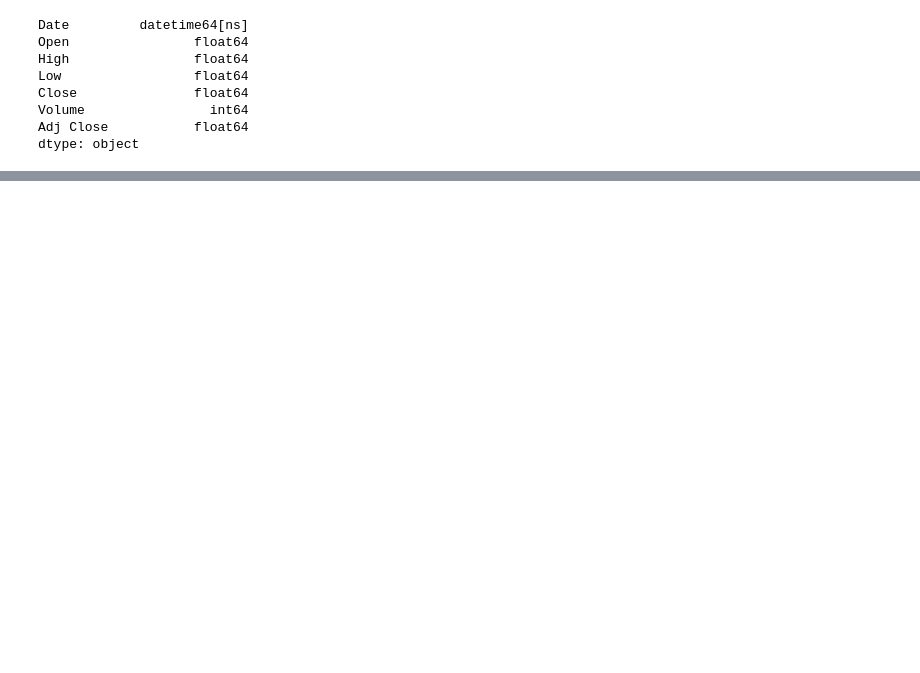
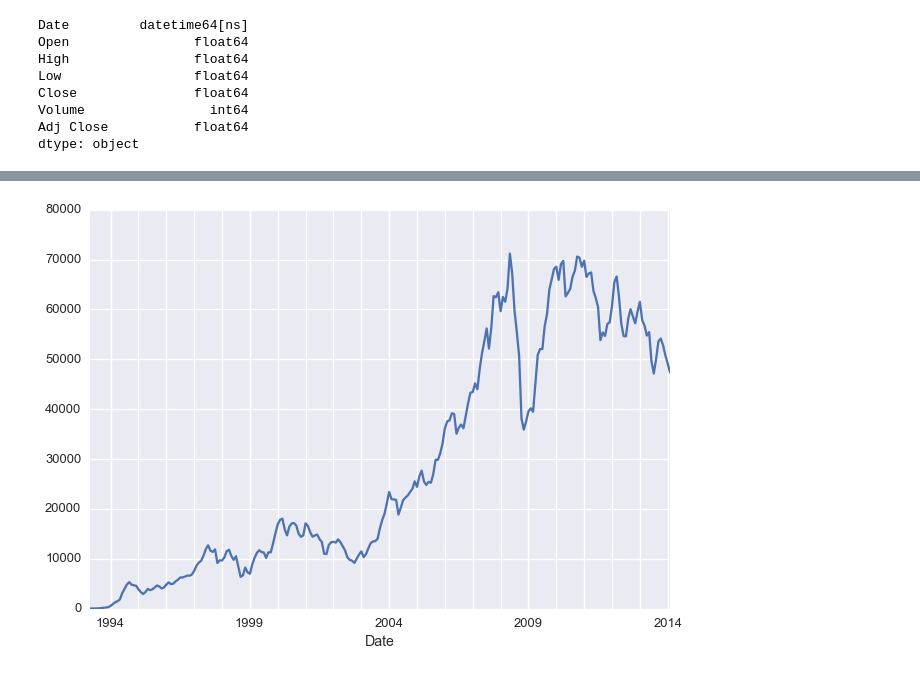
Before and after one commit to wilsonfreitas/wilsonfreitas.github.io, a Jupyter notebook: content/BVSP.ipynb, the cells around one changed output, grey strips where cells are left out. Drawn from its saved outputs; the diff is of its cells as text; code cells hidden in the pictures; blank space fills up the shorter version.

```diff
--- a/content/BVSP.ipynb
+++ b/content/BVSP.ipynb
@@ -46,0 +48,2 @@ ax.plot(bvsp.Date, bvsp.Close);
+# %%
+bvsp_adjclose_m = bvsp['Adj Close'].resample('M')
@@ -46,0 +70,4 @@ ax.plot(bvsp.Date, bvsp.Close);
+# %%
+bvsp_adjclose_m.plot();
+# %% [output]
+[figure, added]
```
Also changed, not shown: parts of 25 cells of this notebook.
